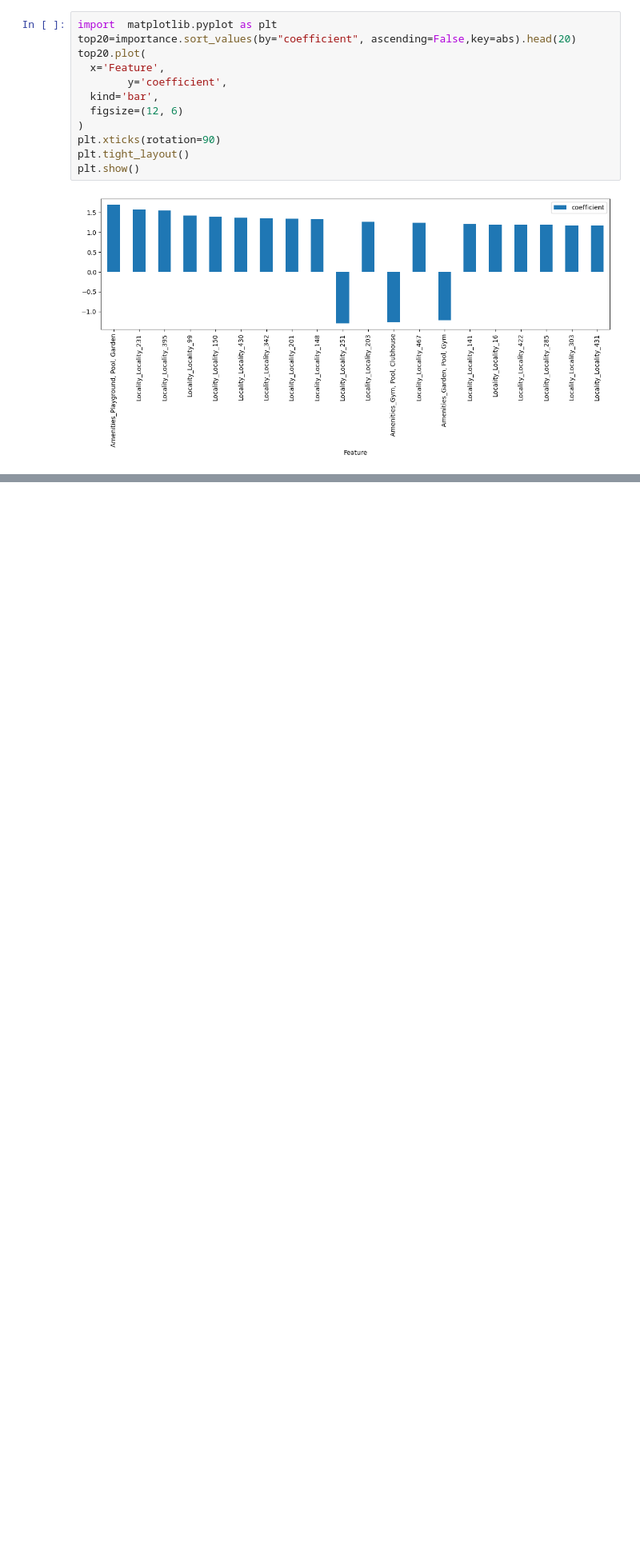
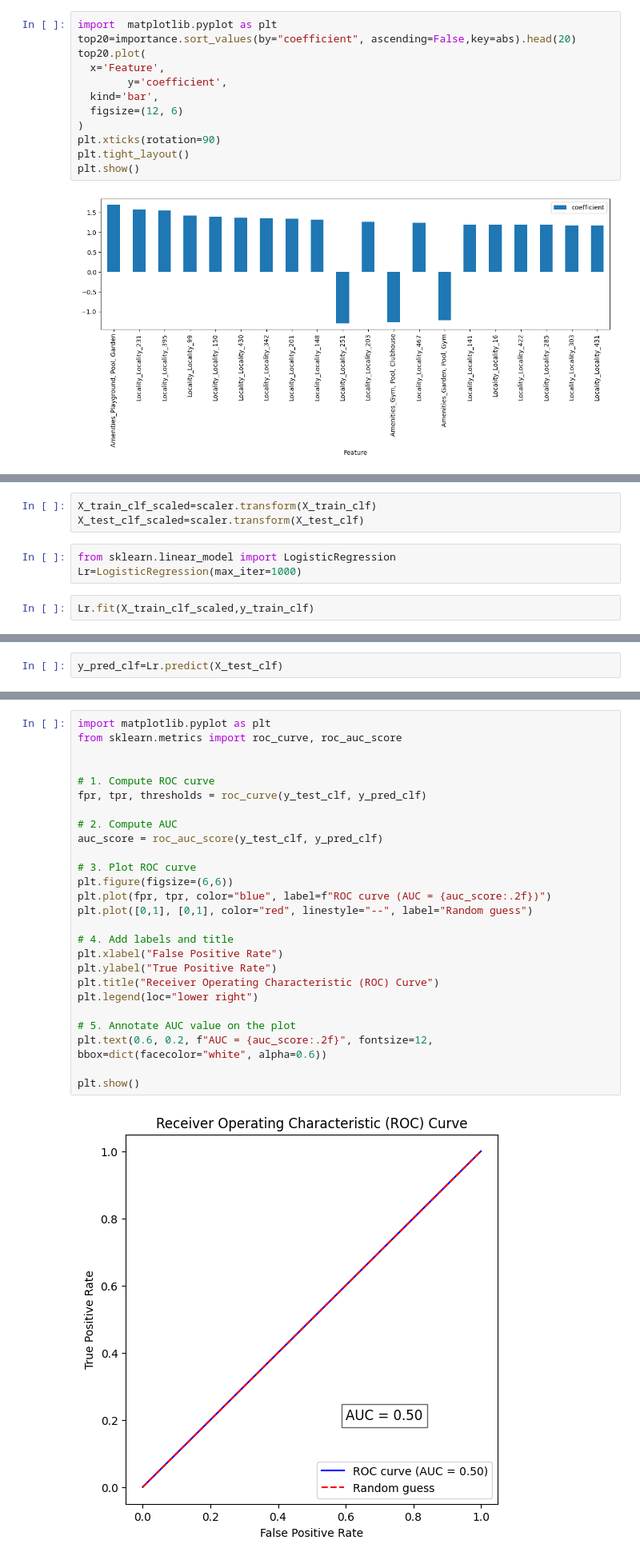
Before and after one commit to Ajitkumar04/Capstone-Project-, a Jupyter notebook: Cleaned_housing_data.ipynb, the cells around one changed output, grey strips where cells are left out. Shown at 80% size. Saved outputs shown, nothing was run; the diff lists cells and outputs as text; blank space fills up the shorter version.

```diff
--- a/Cleaned_housing_data.ipynb
+++ b/Cleaned_housing_data.ipynb
@@ -263,0 +257,8 @@ rf = RandomForestRegressor()
+# %%
+X_train_clf_scaled=scaler.transform(X_train_clf)
+X_test_clf_scaled=scaler.transform(X_test_clf)
+# %%
+from sklearn.linear_model import LogisticRegression
+Lr=LogisticRegression(max_iter=1000)
+# %%
+Lr.fit(X_train_clf_scaled,y_train_clf)
@@ -263,0 +267,2 @@ rf = RandomForestRegressor()
+# %%
+y_pred_clf=Lr.predict(X_test_clf)
@@ -263,0 +294,28 @@ rf = RandomForestRegressor()
+# %%
+import matplotlib.pyplot as plt
+from sklearn.metrics import roc_curve, roc_auc_score
+
+
+# 1. Compute ROC curve
+fpr, tpr, thresholds = roc_curve(y_test_clf, y_pred_clf)
+
+# 2. Compute AUC
+auc_score = roc_auc_score(y_test_clf, y_pred_clf)
+
+# 3. Plot ROC curve
+plt.figure(figsize=(6,6))
+plt.plot(fpr, tpr, color="blue", label=f"ROC curve (AUC = {auc_score:.2f})")
+plt.plot([0,1], [0,1], color="red", linestyle="--", label="Random guess")
+
+# 4. Add labels and title
+plt.xlabel("False Positive Rate")
+plt.ylabel("True Positive Rate")
+plt.title("Receiver Operating Characteristic (ROC) Curve")
+plt.legend(loc="lower right")
+
+# 5. Annotate AUC value on the plot
+plt.text(0.6, 0.2, f"AUC = {auc_score:.2f}", fontsize=12, bbox=dict(facecolor="white", alpha=0.6))
+
+plt.show()
+# %% [output]
+[figure, added]
```
Also changed, not shown: parts of 46 cells of this notebook, 9 other files.
